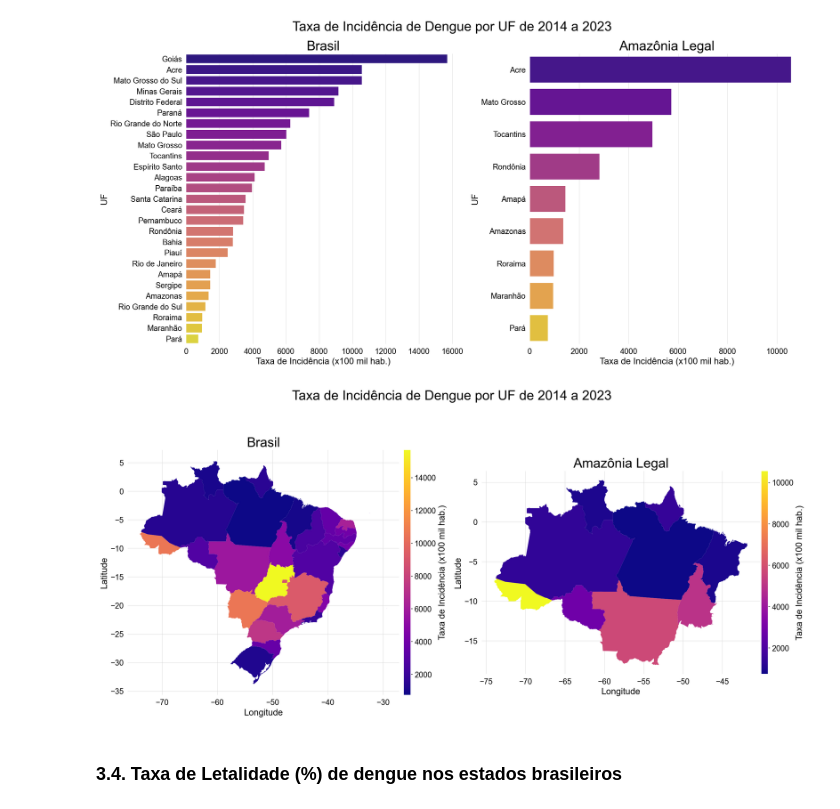
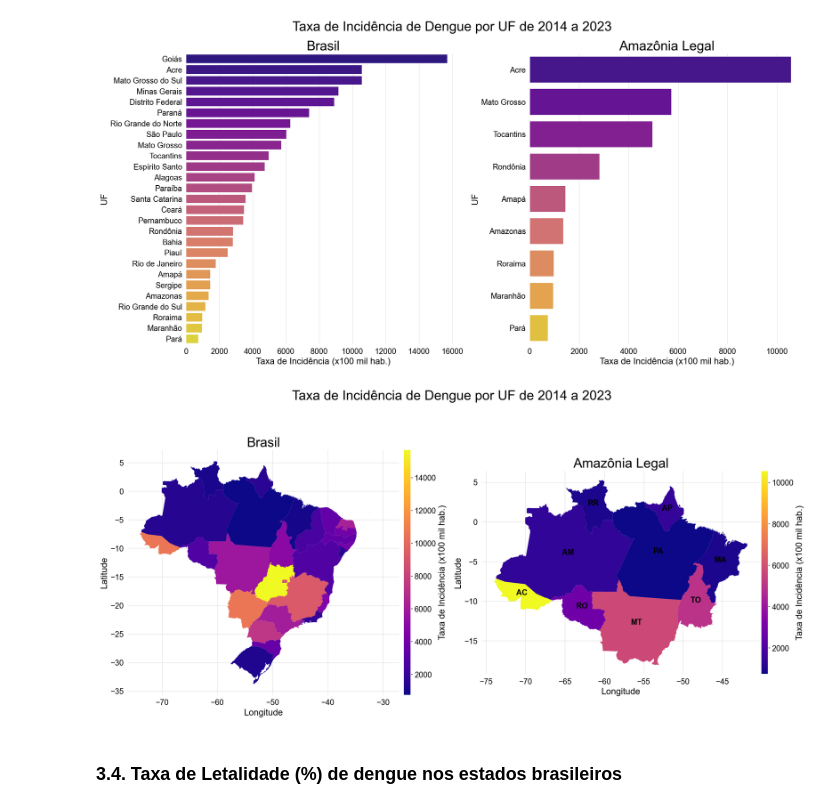
Before and after one commit to caiocasagrande/dengue_analysis, a Jupyter notebook: notebooks/dengue_analysis_UF_BR.ipynb, the cells around one changed output. Drawn from its saved outputs; the diff is of its cells as text; code cells hidden in the pictures.

```diff
--- a/notebooks/dengue_analysis_UF_BR.ipynb
+++ b/notebooks/dengue_analysis_UF_BR.ipynb
@@ -361,7 +370,7 @@ plt.tight_layout()
 # Data manipulation
 aux1 = df_casos[df_casos['ano'].isin(range(2014, 2024))].groupby(['nome_uf', 'id_uf'])\
             .sum().reset_index().sort_values(by='casos', ascending=False)
-aux2 = aux1[aux1['nome_uf'].isin(nome_alb)]
+aux2 = aux1[aux1['id_uf'].isin(list_id_alb)]
 
 aux1['casos'] = aux1['casos'] / 1000000
 aux2['casos'] = aux2['casos'] / 1000
@@ -369,8 +378,11 @@ aux2['casos'] = aux2['casos'] / 1000
 aux1 = aux1.merge(gdf, on='id_uf')
 aux2 = aux2.merge(gdf, on='id_uf')
 
-aux1 = gpd.GeoDataFrame(aux1[['nome_uf', 'id_uf', 'casos', 'geometry']], geometry=aux1.geometry)
-aux2 = gpd.GeoDataFrame(aux2[['nome_uf', 'id_uf', 'casos', 'geometry']], geometry=aux2.geometry)
+aux1['sigla_uf'] = aux1['nome_uf'].map(dict_sigla_uf)
+aux2['sigla_uf'] = aux2['nome_uf'].map(dict_sigla_uf)
+
+aux1 = gpd.GeoDataFrame(aux1[['nome_uf', 'id_uf', 'sigla_uf', 'casos', 'geometry']], geometry=aux1.geometry)
+aux2 = gpd.GeoDataFrame(aux2[['nome_uf', 'id_uf', 'sigla_uf', 'casos', 'geometry']], geometry=aux2.geometry)
 
 # Figure
 fig, axes = plt.subplots(1, 2)
@@ -393,6 +405,11 @@ ax2 = aux2.plot(ax=axes[1], column='casos', cmap='plasma', legend=False)
 # Customize 2
 ax2 = set_plot(ax2, 'Amazônia Legal', 'Longitude', 'Latitude')
 
+# Add annotations for Plot 2
+for idx, row in aux2.iterrows():
+    axes[1].annotate(text=row['sigla_uf'], xy=(row.geometry.centroid.x, row.geometry.centroid.y),
+                     xytext=(-10,0), textcoords='offset points', fontsize=14, color='black', fontweight='bold')
+
 # Legend 2
 div   = make_axes_locatable(axes[1])
 cax2  = div.append_axes('right', size='2.5%', pad=0)
@@ -435,13 +452,16 @@ plt.tight_layout()
 # Data manipulation
 aux1 = df_obitos[df_obitos['ano'].isin(range(2014, 2024))].groupby(['nome_uf', 'id_uf'])\
             .sum().reset_index().sort_values(by='obitos', ascending=False)
-aux2 = aux1[aux1['nome_uf'].isin(nome_alb)]
+aux2 = aux1[aux1['id_uf'].isin(list_id_alb)]
 
 aux1 = aux1.merge(gdf, on='id_uf')
 aux2 = aux2.merge(gdf, on='id_uf')
 
-aux1 = gpd.GeoDataFrame(aux1[['nome_uf', 'id_uf', 'obitos', 'geometry']], geometry=aux1.geometry)
-aux2 = gpd.GeoDataFrame(aux2[['nome_uf', 'id_uf', 'obitos', 'geometry']], geometry=aux2.geometry)
+aux1['sigla_uf'] = aux1['nome_uf'].map(dict_sigla_uf)
+aux2['sigla_uf'] = aux2['nome_uf'].map(dict_sigla_uf)
+
+aux1 = gpd.GeoDataFrame(aux1[['nome_uf', 'id_uf', 'sigla_uf', 'obitos', 'geometry']], geometry=aux1.geometry)
+aux2 = gpd.GeoDataFrame(aux2[['nome_uf', 'id_uf', 'sigla_uf', 'obitos', 'geometry']], geometry=aux2.geometry)
 
 # Figure
 fig, axes = plt.subplots(1, 2)
@@ -464,6 +484,11 @@ ax2 = aux2.plot(ax=axes[1], column='obitos', cmap='plasma', legend=False)
 # Customize 2
 ax2 = set_plot(ax2, 'Amazônia Legal', 'Longitude', 'Latitude')
 
+# Add annotations for Plot 2
+for idx, row in aux2.iterrows():
+    axes[1].annotate(text=row['sigla_uf'], xy=(row.geometry.centroid.x, row.geometry.centroid.y),
+                     xytext=(-10,0), textcoords='offset points', fontsize=14, color='black', fontweight='bold')
+
 # Legend 2
 div   = make_axes_locatable(axes[1])
 cax2  = div.append_axes('right', size='2.5%', pad=0)
@@ -506,13 +531,16 @@ plt.tight_layout()
 # Data manipulation
 aux1 = df_txinc[df_txinc['ano'].isin(range(2014, 2024))].groupby(['nome_uf', 'id_uf'])\
             .sum().reset_index().sort_values(by='txinc', ascending=False)
-aux2 = aux1[aux1['nome_uf'].isin(nome_alb)]
+aux2 = aux1[aux1['id_uf'].isin(list_id_alb)]
 
 aux1 = aux1.merge(gdf, on='id_uf')
 aux2 = aux2.merge(gdf, on='id_uf')
 
-aux1 = gpd.GeoDataFrame(aux1[['nome_uf', 'id_uf', 'txinc', 'geometry']], geometry=aux1.geometry)
-aux2 = gpd.GeoDataFrame(aux2[['nome_uf', 'id_uf', 'txinc', 'geometry']], geometry=aux2.geometry)
+aux1['sigla_uf'] = aux1['nome_uf'].map(dict_sigla_uf)
+aux2['sigla_uf'] = aux2['nome_uf'].map(dict_sigla_uf)
+
+aux1 = gpd.GeoDataFrame(aux1[['nome_uf', 'id_uf', 'sigla_uf', 'txinc', 'geometry']], geometry=aux1.geometry)
+aux2 = gpd.GeoDataFrame(aux2[['nome_uf', 'id_uf', 'sigla_uf', 'txinc', 'geometry']], geometry=aux2.geometry)
 
 # Figure
 fig, axes = plt.subplots(1, 2)
@@ -521,34 +549,39 @@ fig, axes = plt.subplots(1, 2)
 ax1 = aux1.plot(ax=axes[0], column='txinc', cmap='plasma', legend=False)
 
 # Customize 1
 ax1 = set_plot(ax1, 'Brasil', 'Longitude', 'Latitude')
 
 # Legend 1
 div   = make_axes_locatable(axes[0])
 cax1  = div.append_axes('right', size='2.5%', pad=0)
 cbar1 = fig.colorbar(axes[0].collections[0], cax=cax1)
 cbar1 = cbar1.set_label('Taxa de Incidência (x100 mil hab.)', color='black')
 
 # Plot 2
 ax2 = aux2.plot(ax=axes[1], column='txinc', cmap='plasma', legend=False)
 
 # Customize 2
 ax2 = set_plot(ax2, 'Amazônia Legal', 'Longitude', 'Latitude')
 
+# Add annotations for Plot 2
+for idx, row in aux2.iterrows():
+    axes[1].annotate(text=row['sigla_uf'], xy=(row.geometry.centroid.x, row.geometry.centroid.y),
+                     xytext=(-10,0), textcoords='offset points', fontsize=14, color='black', fontweight='bold')
+
 # Legend 2
 div   = make_axes_locatable(axes[1])
 cax2  = div.append_axes('right', size='2.5%', pad=0)
 cbar2 = fig.colorbar(axes[1].collections[0], cax=cax2)
 cbar2 = cbar2.set_label('Taxa de Incidência (x100 mil hab.)', color='black')
 
 # Figure update
 plt.suptitle('Taxa de Incidência de Dengue por UF de 2014 a 2023')
 plt.tight_layout()
 
 # Export image
 # fig.savefig('../images/image_06.png', bbox_inches='tight')
 # %% [output]
-[figure, old version]
+[figure, new version]
 # %% [markdown]
 ### 3.4. Taxa de Letalidade (%) de dengue nos estados brasileiros
 # %%
```
Also changed, not shown: parts of 13 cells of this notebook.
